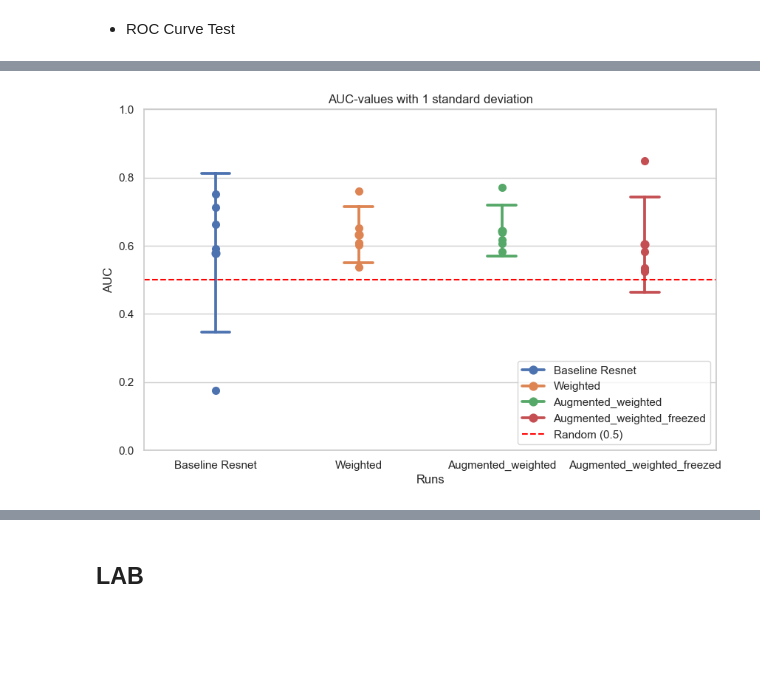
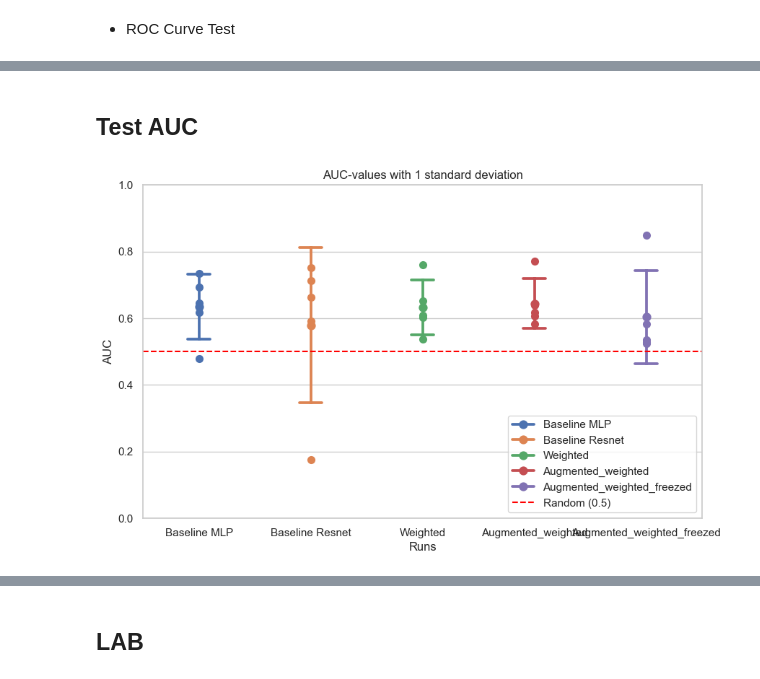
Before and after one commit to tmandelz/classification-prolactinoma, a Jupyter notebook: modelling/visualize_results.ipynb, the cells around one changed output, grey strips where cells are left out. Cells and saved outputs as stored; diff of their text form; code cells hidden in the pictures; blank space fills up the shorter version.

Commit message:
visualisation improvements

```diff
--- a/modelling/visualize_results.ipynb
+++ b/modelling/visualize_results.ipynb
@@ -91,4 +109,6 @@ plot_loss(baseMed3d_weighted)
+# %% [markdown]
+## Test AUC
 # %%
-plot_auc([baseline_resnet,resnet_weighted,resnet_augmented_weighted,resnet_augmented_weighted_freezed])
+plot_auc([baseline_mlp_runs,baseline_resnet,resnet_weighted,resnet_augmented_weighted,resnet_augmented_weighted_freezed])
 # %% [output]
-[figure, old version]
+[figure, new version]
```
Also changed, not shown: parts of 5 cells of this notebook, 2 other files.
